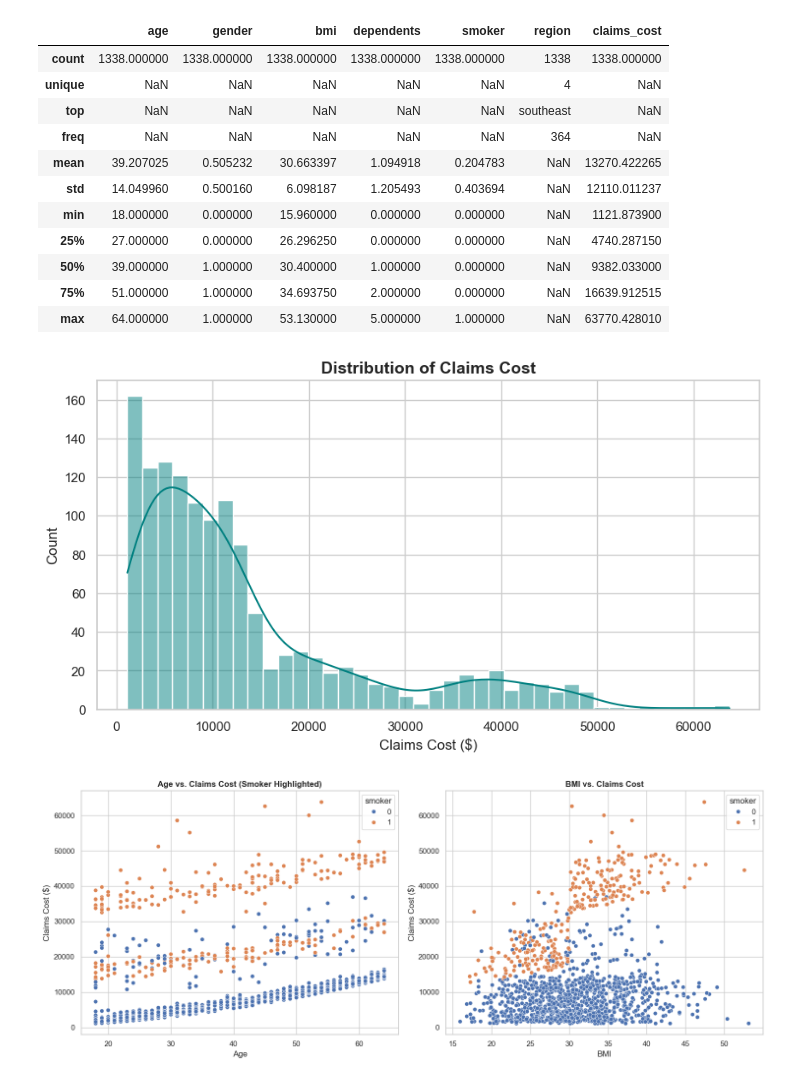
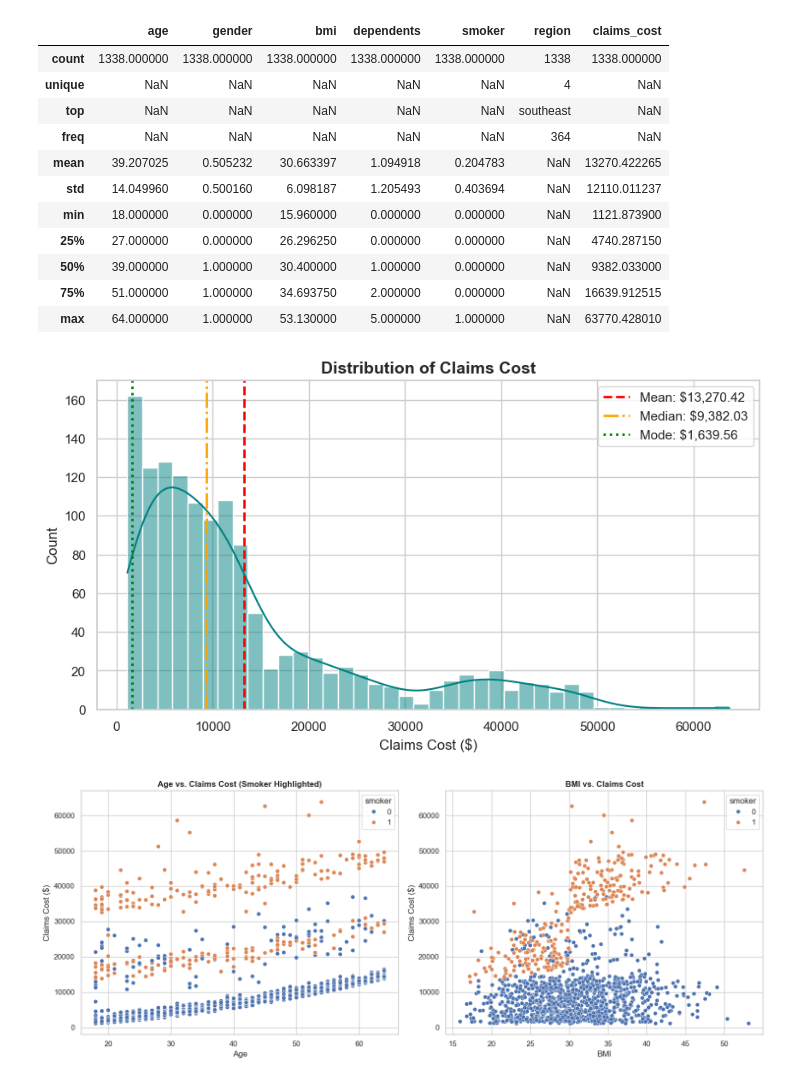
Before and after one commit to Kurodataio/Health-Insurance-Claims, a Jupyter notebook: health-insurance-claims.ipynb, the cells around one changed output. Saved outputs shown, nothing was run; the diff lists cells and outputs as text; code cells hidden in the pictures.

Commit message:
Add mode, median and mean lines to distribution plot

```diff
--- a/health-insurance-claims.ipynb
+++ b/health-insurance-claims.ipynb
@@ -179,18 +179,38 @@ df.describe(include="all")
 | 50% | 39.000000 | 1.000000 | 30.400000 | 1.000000 | 0.000000 | NaN | 9382.033000 |
 | 75% | 51.000000 | 1.000000 | 34.693750 | 2.000000 | 0.000000 | NaN | 16639.912515 |
 | max | 64.000000 | 1.000000 | 53.130000 | 5.000000 | 1.000000 | NaN | 63770.428010 |
-# %%
-# Plot 1: Distribution of the Target Variable (claims_cost)
-plt.figure(figsize=(10, 5))
-sns.histplot(df['claims_cost'], kde=True, color='teal', bins=40)
-plt.title('Distribution of Claims Cost', fontsize=14, fontweight='bold')
-plt.xlabel('Claims Cost ($)')
-plt.ylabel('Count')
-plt.savefig("images/Distribution_of_Claims_Cost.png")  # Save Distribution of Claims Cost
-plt.show()
-plt.close()
-# %% [output]
-[figure, removed]
+# %%
+import matplotlib.pyplot as plt
+import seaborn as sns
+
+# Calculate the statistics
+mean_val = df['claims_cost'].mean()
+median_val = df['claims_cost'].median()
+# mode() returns a Series, so we grab the first value [0] in case of ties
+mode_val = df['claims_cost'].mode()[0]
+
+# Plot 1: Distribution of the Target Variable (claims_cost)
+plt.figure(figsize=(10, 5))
+sns.histplot(df['claims_cost'], kde=True, color='teal', bins=40)
+
+# Add vertical lines for mean, median, and mode
+plt.axvline(mean_val, color='red', linestyle='--', linewidth=2, label=f'Mean: ${mean_val:,.2f}')
+plt.axvline(median_val, color='orange', linestyle='-.', linewidth=2, label=f'Median: ${median_val:,.2f}')
+plt.axvline(mode_val, color='green', linestyle=':', linewidth=2, label=f'Mode: ${mode_val:,.2f}')
+
+# Formatting the plot
+plt.title('Distribution of Claims Cost', fontsize=14, fontweight='bold')
+plt.xlabel('Claims Cost ($)')
+plt.ylabel('Count')
+
+# Add legend to display the labels
+plt.legend(loc='upper right')
+
+plt.savefig("images/Distribution_of_Claims_Cost.png")  # Save Distribution of Claims Cost
+plt.show()
+plt.close()
+# %% [output]
+[figure, added]
 # %%
 # Plot 2: Age & BMI vs. Claims Cost (Numerical Relationships)
 fig, axes = plt.subplots(1, 2, figsize=(15, 6))
```
Also changed, not shown: 2 other files.
